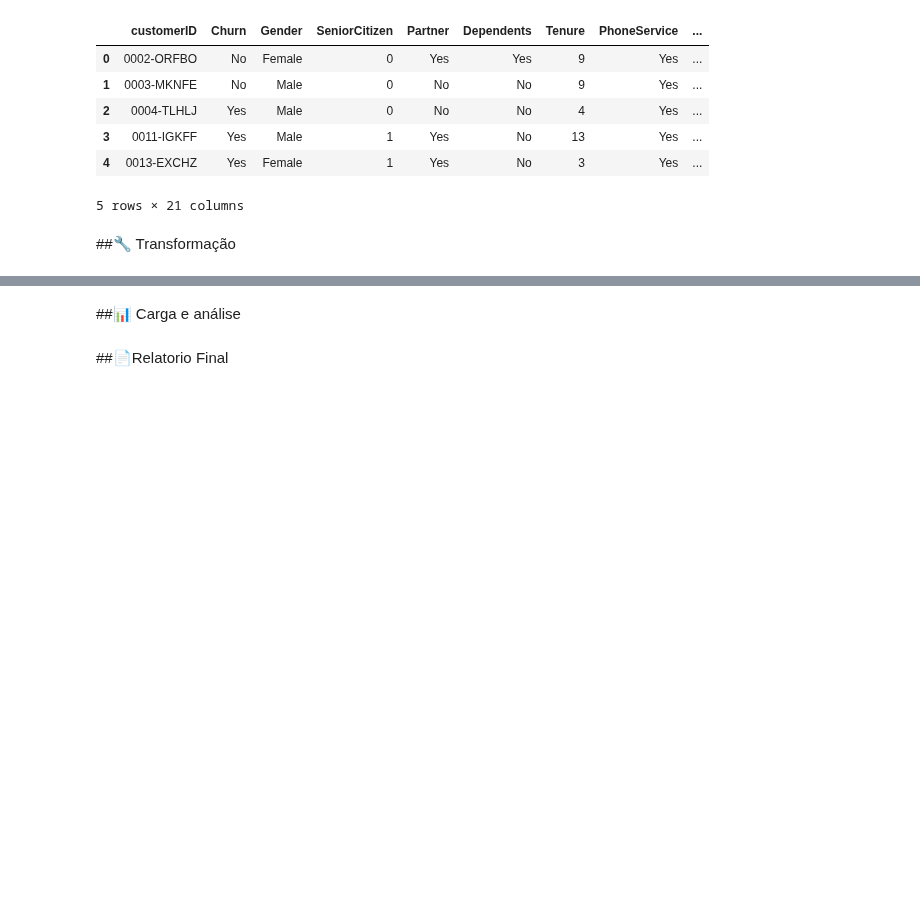
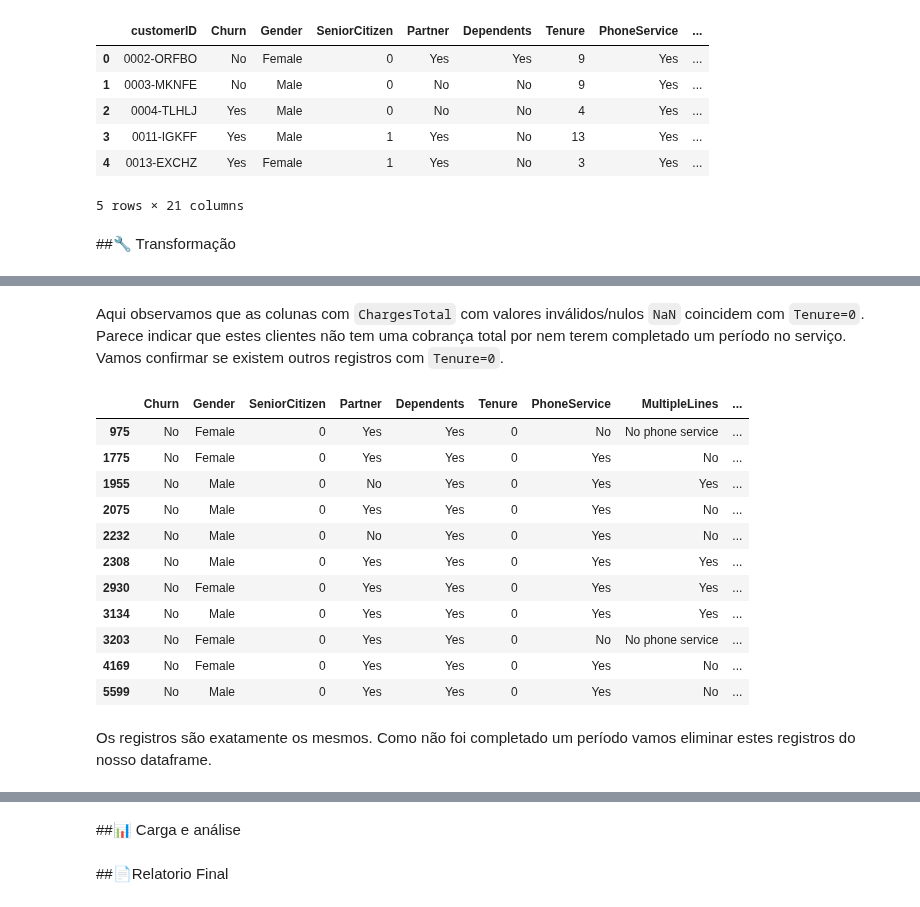
Before and after one commit to rafaelreisramos/oracle-one, a Jupyter notebook: challenge-telecom-x/TelecomX_BR.ipynb, the cells around one changed output, grey strips where cells are left out. Drawn from its saved outputs; the diff is of its cells as text; code cells hidden in the pictures; blank space fills up the shorter version.

```diff
--- a/challenge-telecom-x/TelecomX_BR.ipynb
+++ b/challenge-telecom-x/TelecomX_BR.ipynb
@@ -148,0 +245,19 @@ df.head()
+# %% [markdown]
+Aqui observamos que as colunas com `ChargesTotal` com valores inválidos/nulos `NaN` coincidem com `Tenure=0`. Parece indicar que estes clientes não tem uma cobrança total por nem terem completado um período no serviço. Vamos confirmar se existem outros registros com `Tenure=0`.
+# %%
+df[df['Tenure']==0]
+# %% [output]
+|  | Churn | Gender | SeniorCitizen | Partner | Dependents | Tenure | PhoneService | MultipleLines | ... |
+| 975 | No | Female | 0 | Yes | Yes | 0 | No | No phone service | ... |
+| 1775 | No | Female | 0 | Yes | Yes | 0 | Yes | No | ... |
+| 1955 | No | Male | 0 | No | Yes | 0 | Yes | Yes | ... |
+| 2075 | No | Male | 0 | Yes | Yes | 0 | Yes | No | ... |
+| 2232 | No | Male | 0 | No | Yes | 0 | Yes | No | ... |
+| 2308 | No | Male | 0 | Yes | Yes | 0 | Yes | Yes | ... |
+| 2930 | No | Female | 0 | Yes | Yes | 0 | Yes | Yes | ... |
+| 3134 | No | Male | 0 | Yes | Yes | 0 | Yes | Yes | ... |
+| 3203 | No | Female | 0 | Yes | Yes | 0 | No | No phone service | ... |
+| 4169 | No | Female | 0 | Yes | Yes | 0 | Yes | No | ... |
+| 5599 | No | Male | 0 | Yes | Yes | 0 | Yes | No | ... |
+# %% [markdown]
+Os registros são exatamente os mesmos. Como não foi completado um período vamos eliminar estes registros do nosso dataframe.
```
Also changed, not shown: parts of 21 cells of this notebook.
